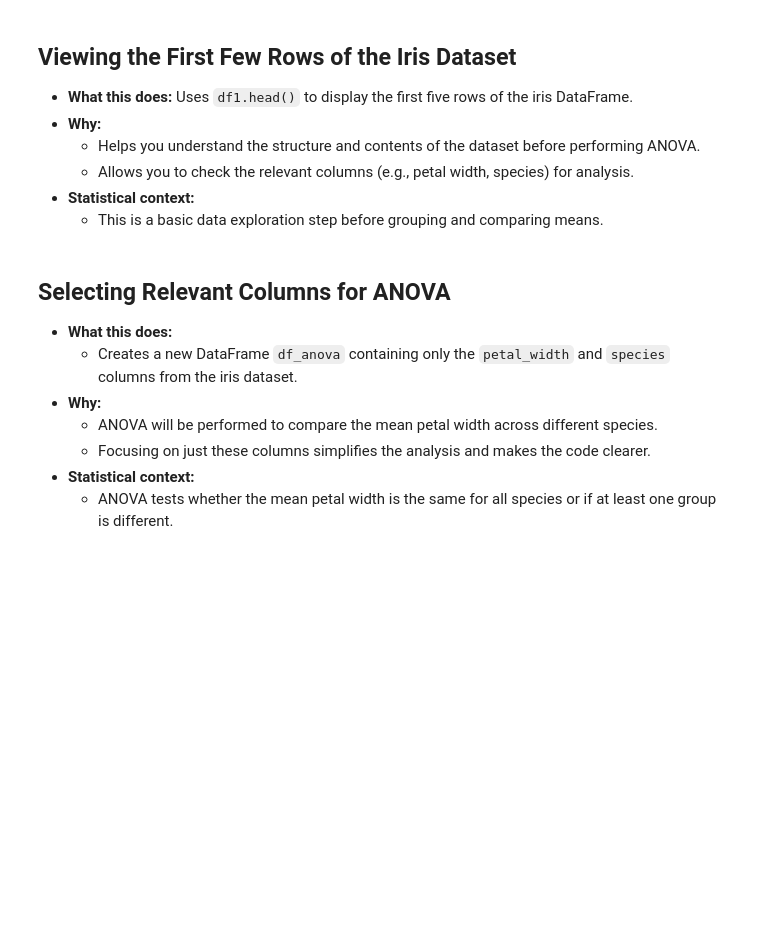
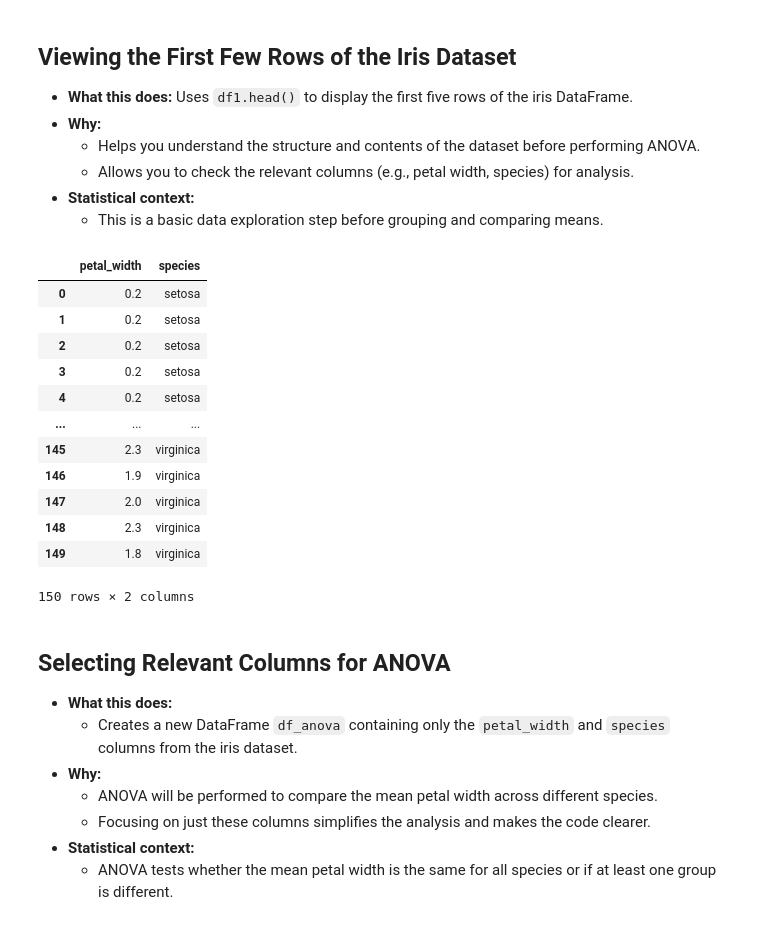
Before and after one commit to Haidar440/Data_Science, a Jupyter notebook: Statistics/T-test-an-Correlation-using-python-master/Hypothesis_Testing.ipynb, the cells around one changed output. Drawn from its saved outputs; the diff is of its cells as text; code cells hidden in the pictures; blank space fills up the shorter version.

```diff
--- a/Statistics/T-test-an-Correlation-using-python-master/Hypothesis_Testing.ipynb
+++ b/Statistics/T-test-an-Correlation-using-python-master/Hypothesis_Testing.ipynb
@@ -655,6 +657,21 @@ df1.head()
   - This is a basic data exploration step before grouping and comparing means.
 # %%
 df_anova = df1[['petal_width','species']]
+df_anova
+# %% [output]
+|  | petal_width | species |
+| 0 | 0.2 | setosa |
+| 1 | 0.2 | setosa |
+| 2 | 0.2 | setosa |
+| 3 | 0.2 | setosa |
+| 4 | 0.2 | setosa |
+| ... | ... | ... |
+| 145 | 2.3 | virginica |
+| 146 | 1.9 | virginica |
+| 147 | 2.0 | virginica |
+| 148 | 2.3 | virginica |
+| 149 | 1.8 | virginica |
+150 rows × 2 columns
 # %% [markdown]
 ## Selecting Relevant Columns for ANOVA
 - **What this does:**
```
Also changed, not shown: parts of 6 cells of this notebook.
